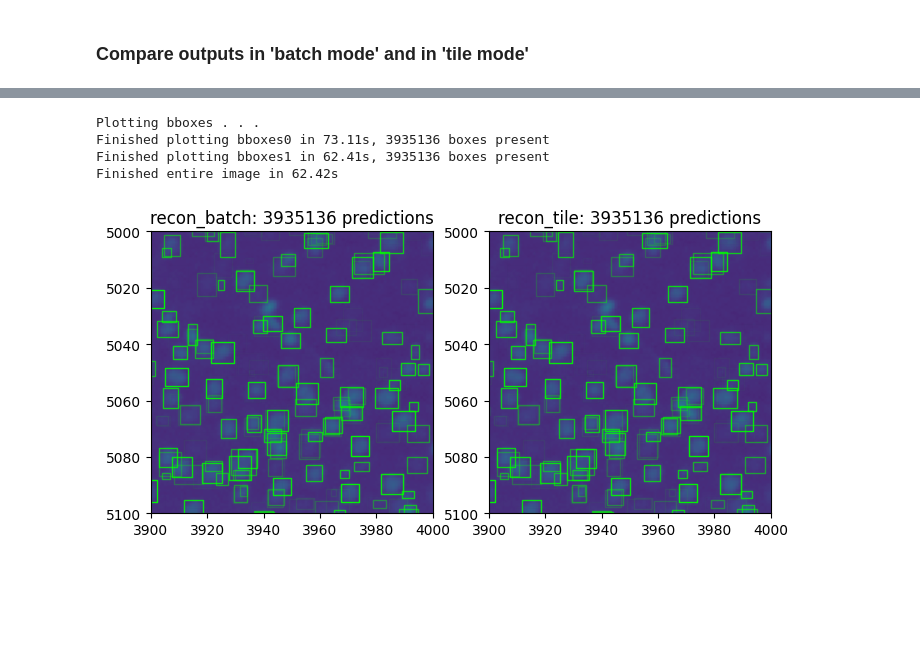
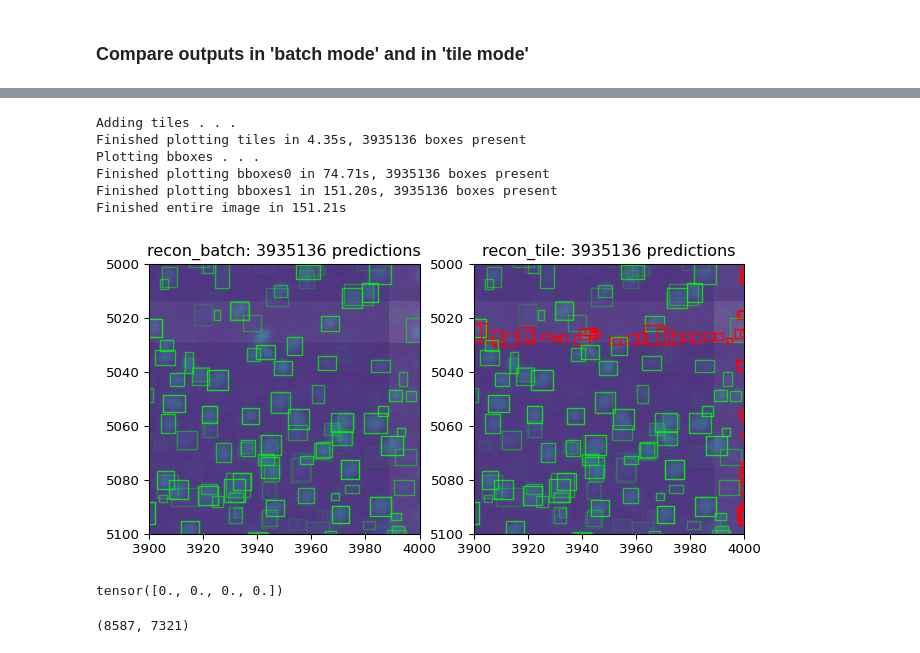
Before and after one commit to twardlab/yolo_model, a Jupyter notebook: docs/notebooks/yolo_pipeline.ipynb, the cells around one changed output, grey strips where cells are left out. Cells and saved outputs as stored; diff of their text form; code cells hidden in the pictures; blank space fills up the shorter version.

```diff
--- a/docs/notebooks/yolo_pipeline.ipynb
+++ b/docs/notebooks/yolo_pipeline.ipynb
@@ -414,7 +475,7 @@ def tiles_to_orig(tiles, pads):
         c_idx = tile['c_idx']
 
         # Shift the anchor point by the padded amount on each ax
-        # p -= pads
+        p -= pads
 
         # Reduce anchor point by upsampling factor
         p = np.asarray(p)/2
@@ -427,7 +488,7 @@ def tiles_to_orig(tiles, pads):
 start = time.time()
 
 plotBbox = True
-addTiles = False
+addTiles = True
 setBounds = True
 
 img_idx = 500
@@ -448,9 +509,9 @@ if addTiles:
         p = tile['p']
         bg = tile['bg']
         color = 'k' if bg else 'w'
-        rec = Rectangle(p[::-1],tile_dim,tile_dim, facecolor=color, edgecolor='k',alpha = 0.25)
+        rec = Rectangle(p[::-1],tile_dim/2,tile_dim/2, facecolor=color, edgecolor='k',alpha = 0.05)
         ax[0].add_patch(rec)
-        rec = Rectangle(p[::-1],tile_dim,tile_dim, facecolor=color, edgecolor='k',alpha = 0.25)
+        rec = Rectangle(p[::-1],tile_dim/2,tile_dim/2, facecolor=color, edgecolor='k',alpha = 0.05)
         ax[1].add_patch(rec)
     print(f'Finished plotting tiles in {time.time()-start:.2f}s, {len(scores)} boxes present')
 
@@ -459,37 +520,50 @@ if plotBbox:
     start = time.time()
     scores = recon_batch[:,:,-4].ravel()
     predicted_rectangles = bb_to_rec(recon_batch,fc='none',ec='lime',alpha=scores)
     ax[0].add_collection(predicted_rectangles)
     ax[0].set_title(f'recon_batch: {len(scores)} predictions')
     print(f'Finished plotting bboxes0 in {time.time()-start:.2f}s, {len(scores)} boxes present')
 
     start = time.time()
     scores = recon_tile[:,:,-4].ravel()
-    predicted_rectangles = bb_to_rec(recon_tile,fc='none',ec='lime',alpha=scores)
+    ec = ['red' if s==0 else 'lime' for s in scores]
+    scores = [1 if s==0 else s for s in scores]
+    # ec = 'lime'
+    predicted_rectangles = bb_to_rec(recon_tile,fc='none',ec=ec,alpha=scores)
     ax[1].add_collection(predicted_rectangles)
     ax[1].set_title(f'recon_tile: {len(scores)} predictions')
     print(f'Finished plotting bboxes1 in {time.time()-start:.2f}s, {len(scores)} boxes present')
 
 if setBounds:
     for ax_i in ax:
         ax_i.set_xlim([3900,4000])
         ax_i.set_ylim([5100,5000])
-        # ax_i.set_xlim([0,200])
-        # ax_i.set_ylim([200,0])
+        # ax_i.set_xlim([7300,7400])
+        # ax_i.set_ylim([8600,8500])
 
 # ax[0].set_xlim([4000,4100])
 # ax[0].set_ylim([6200,6100])
 # ax[1].set_xlim([4000,4100])
 # ax[1].set_ylim([6200,6100])
 
 print(f'Finished entire image in {time.time()-start:.2f}s')
 
 fig.set_size_inches(8,4)
 fig.canvas.draw()
 # plt.savefig(f'/home/abenneck/Desktop/yolo_model/tiles_{img_idx}.png')
 # %% [output]
+Adding tiles . . .
+Finished plotting tiles in 4.35s, 3935136 boxes present
 Plotting bboxes . . .
-Finished plotting bboxes0 in 73.11s, 3935136 boxes present
-Finished plotting bboxes1 in 62.41s, 3935136 boxes present
-Finished entire image in 62.42s
+Finished plotting bboxes0 in 74.71s, 3935136 boxes present
+Finished plotting bboxes1 in 151.20s, 3935136 boxes present
+Finished entire image in 151.21s
-[figure, old version]
+[figure, new version]
+# %%
+torch.sigmoid(torch.Tensor([-np.inf, -1000, -100, -89, -88]))
+# %% [output]
+tensor([0., 0., 0., 0.])
+# %%
+img_plot.shape
+# %% [output]
+(8587, 7321)
```
Also changed, not shown: parts of 5 cells of this notebook, 2 other files.
